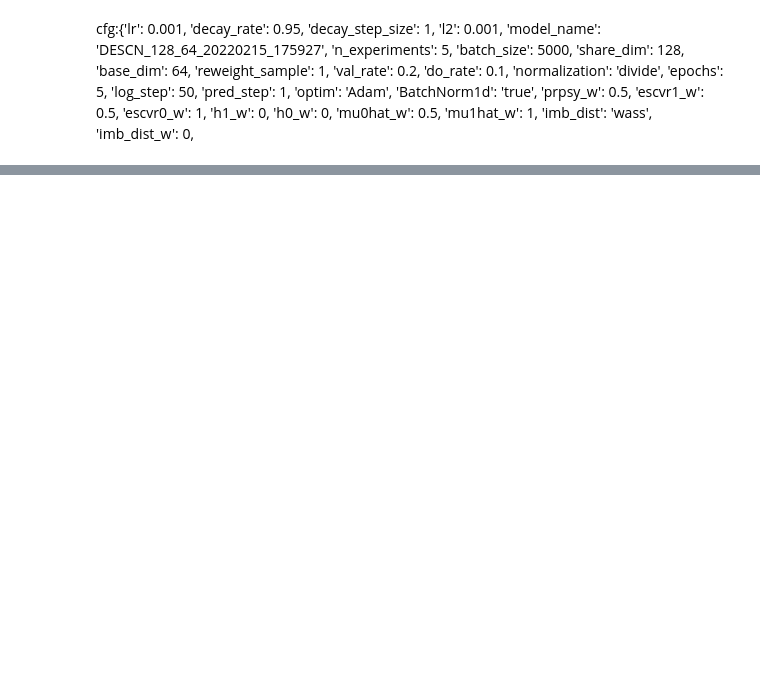
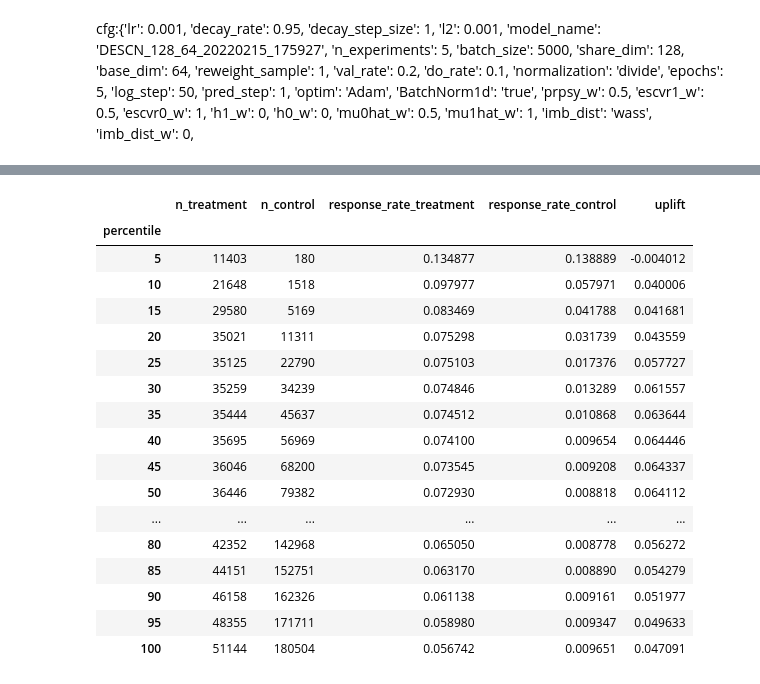
Before and after one commit to OganyanRV/UpliftModelingResearch, a Jupyter notebook: notebooks/TEST DESCNN.ipynb, the cells around one changed output, grey strips where cells are left out. Drawn from its saved outputs; the diff is of its cells as text; code cells hidden in the pictures; blank space fills up the shorter version.

```diff
--- a/notebooks/TEST DESCNN.ipynb
+++ b/notebooks/TEST DESCNN.ipynb
@@ -125,0 +212,6 @@ model.config
+# %%
+new2 = preds["p_estr"] * preds["p_prpsy"] - preds["p_escr"] * (1 - preds["p_prpsy"])
+new2 = new2[:, 0]
+
+new2_df = df.copy(deep=True)
+new2_df["score"] = new2
@@ -125,0 +256,22 @@ model.config
+# %%
+uplift_by_percentile_CUM(new2_df[COL_TARGET], new2_df["score"],
+                                                new2_df[COL_TREATMENT], strategy='overall', bins=20)
+# %% [output]
+|  | n_treatment | n_control | response_rate_treatment | response_rate_control | uplift |
+| percentile |  |  |  |  |  |
+| 5 | 11403 | 180 | 0.134877 | 0.138889 | -0.004012 |
+| 10 | 21648 | 1518 | 0.097977 | 0.057971 | 0.040006 |
+| 15 | 29580 | 5169 | 0.083469 | 0.041788 | 0.041681 |
+| 20 | 35021 | 11311 | 0.075298 | 0.031739 | 0.043559 |
+| 25 | 35125 | 22790 | 0.075103 | 0.017376 | 0.057727 |
+| 30 | 35259 | 34239 | 0.074846 | 0.013289 | 0.061557 |
+| 35 | 35444 | 45637 | 0.074512 | 0.010868 | 0.063644 |
+| 40 | 35695 | 56969 | 0.074100 | 0.009654 | 0.064446 |
+| 45 | 36046 | 68200 | 0.073545 | 0.009208 | 0.064337 |
+| 50 | 36446 | 79382 | 0.072930 | 0.008818 | 0.064112 |
+| ... | ... | ... | ... | ... | ... |
+| 80 | 42352 | 142968 | 0.065050 | 0.008778 | 0.056272 |
+| 85 | 44151 | 152751 | 0.063170 | 0.008890 | 0.054279 |
+| 90 | 46158 | 162326 | 0.061138 | 0.009161 | 0.051977 |
+| 95 | 48355 | 171711 | 0.058980 | 0.009347 | 0.049633 |
+| 100 | 51144 | 180504 | 0.056742 | 0.009651 | 0.047091 |
```
Also changed, not shown: parts of 31 cells of this notebook, 5 other files.
